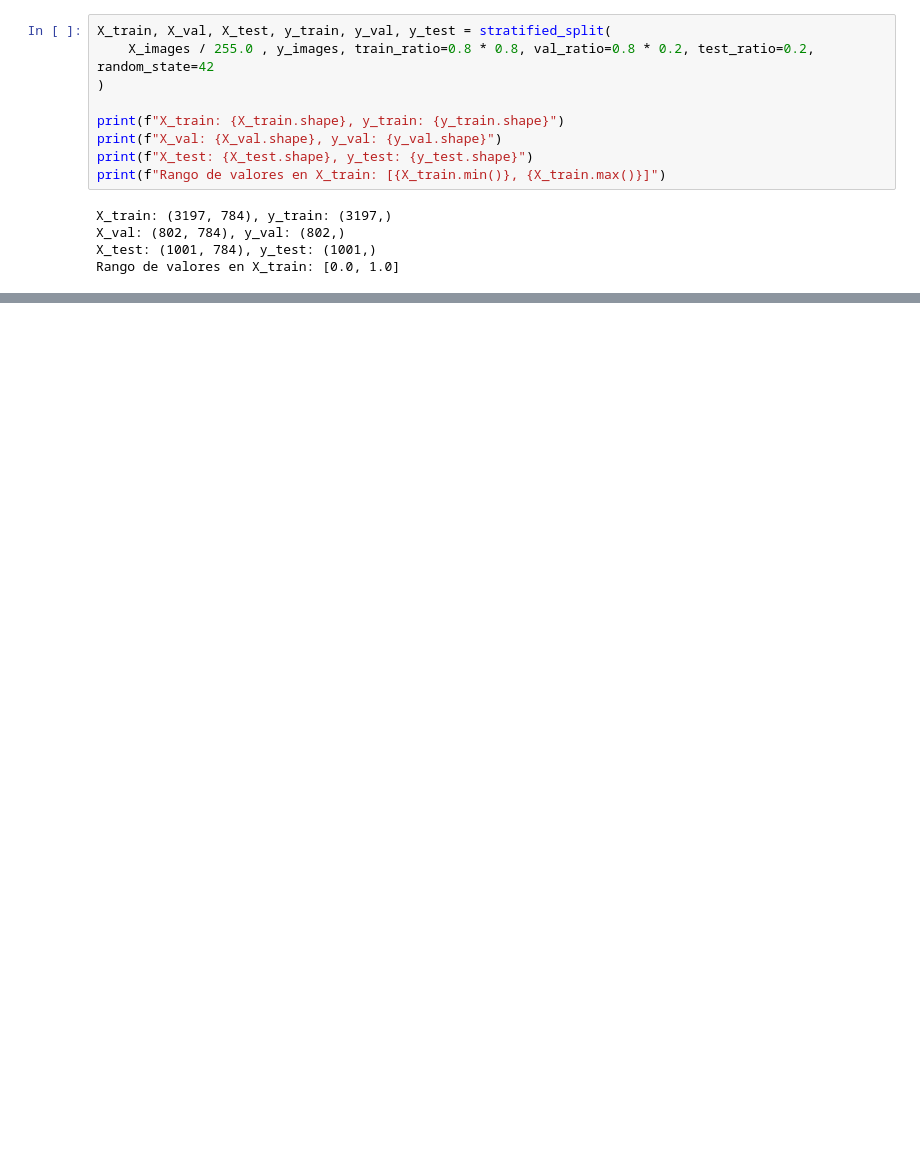
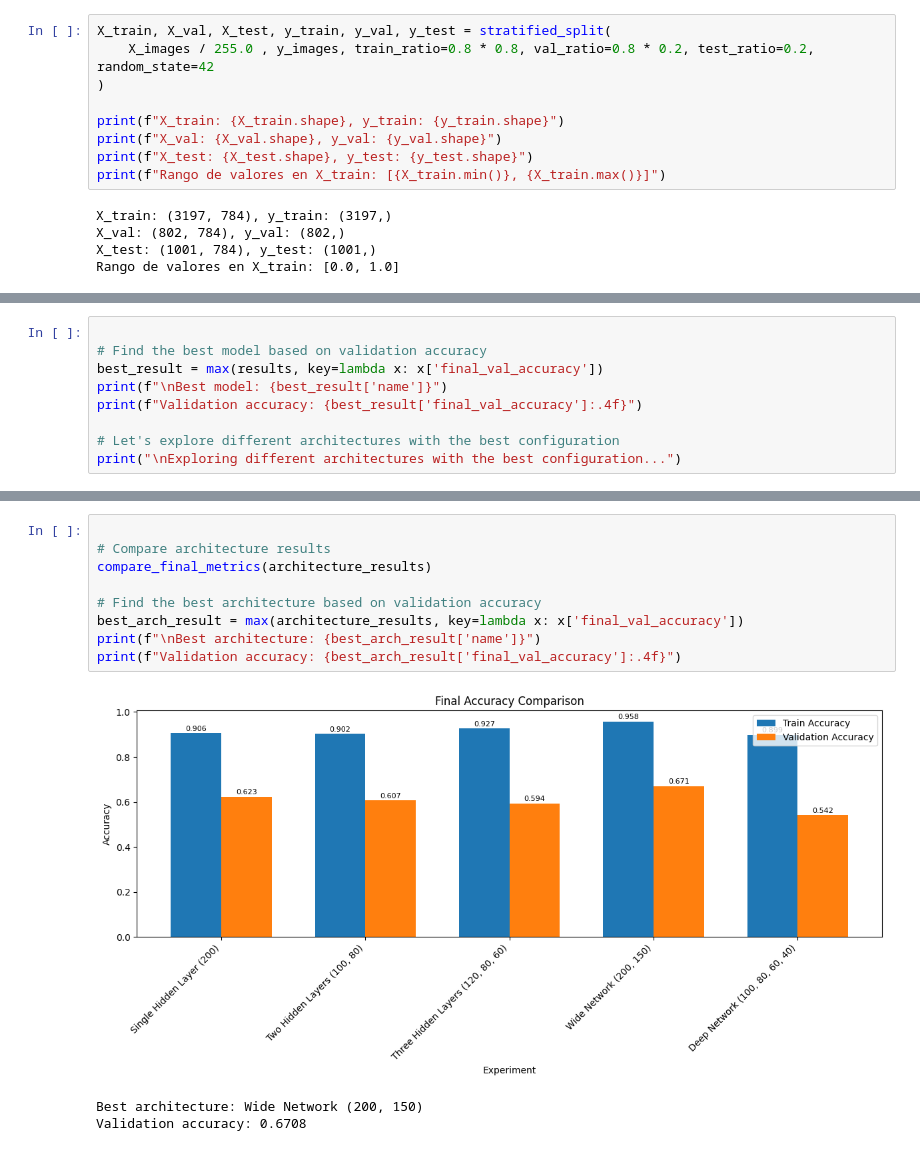
Before and after one commit to elianaostro/ML, a Jupyter notebook: Ostrovsky_Eliana_TP3/Ostrovsky_Eliana_Notebook_TP3.ipynb, the cells around one changed output, grey strips where cells are left out. Cells and saved outputs as stored; diff of their text form; blank space fills up the shorter version.

```diff
--- a/Ostrovsky_Eliana_TP3/Ostrovsky_Eliana_Notebook_TP3.ipynb
+++ b/Ostrovsky_Eliana_TP3/Ostrovsky_Eliana_Notebook_TP3.ipynb
@@ -191,0 +400,9 @@ Validation Set - Accuracy: 0.0324, Cross-Entropy: 3.8930
+# %%
+
+# Find the best model based on validation accuracy
+best_result = max(results, key=lambda x: x['final_val_accuracy'])
+print(f"\nBest model: {best_result['name']}")
+print(f"Validation accuracy: {best_result['final_val_accuracy']:.4f}")
+
+# Let's explore different architectures with the best configuration
+print("\nExploring different architectures with the best configuration...")
@@ -191,0 +510,13 @@ Validation Set - Accuracy: 0.0324, Cross-Entropy: 3.8930
+# %%
+
+# Compare architecture results
+compare_final_metrics(architecture_results)
+
+# Find the best architecture based on validation accuracy
+best_arch_result = max(architecture_results, key=lambda x: x['final_val_accuracy'])
+print(f"\nBest architecture: {best_arch_result['name']}")
+print(f"Validation accuracy: {best_arch_result['final_val_accuracy']:.4f}")
+# %% [output]
+[figure, added]
+Best architecture: Wide Network (200, 150)
+Validation accuracy: 0.6708
```
Also changed, not shown: parts of 27 cells of this notebook, 8 other files.
